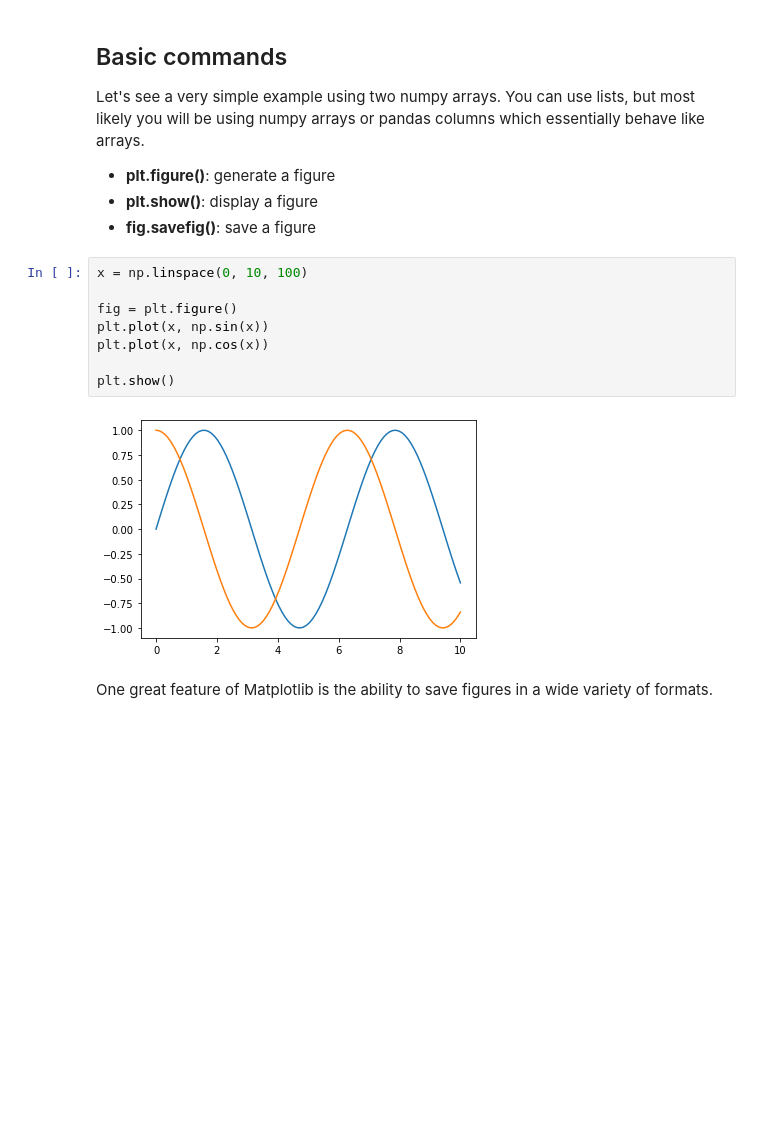
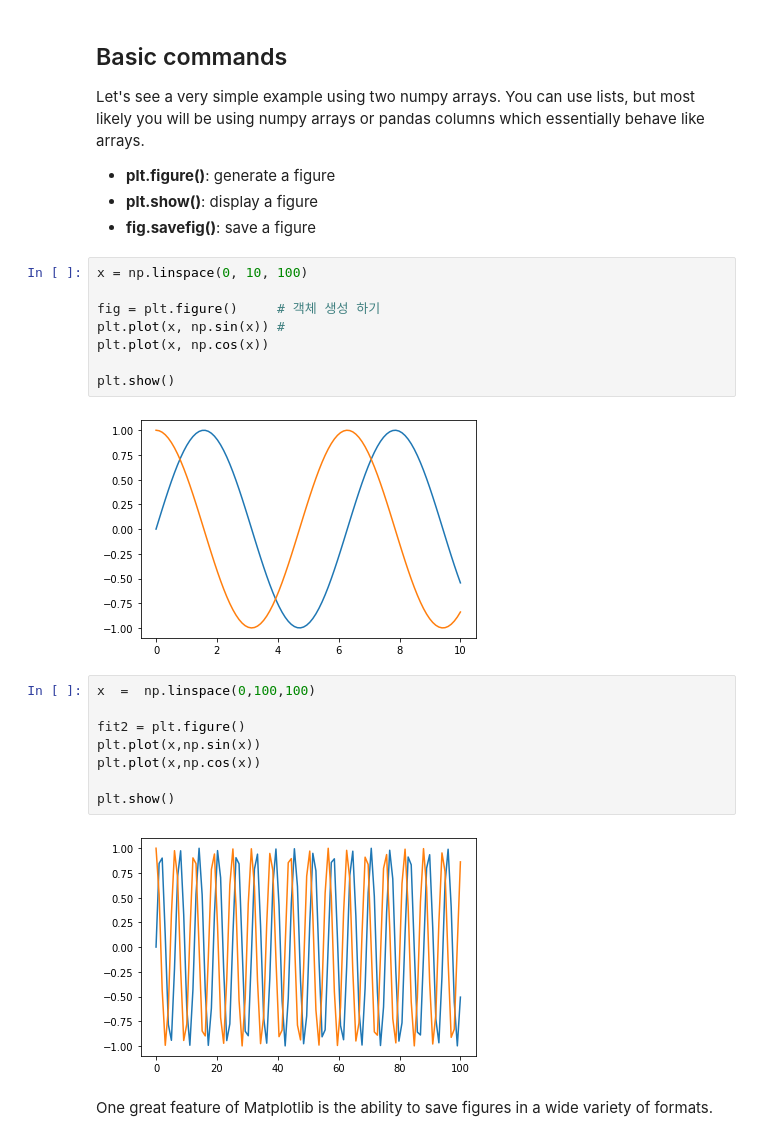
Before and after one commit to 2016112546/4-1_-, a Jupyter notebook: 9주차_matplotlib/DSC4001_Exercise_09.ipynb, the cells around one changed output. Drawn from its saved outputs; the diff is of its cells as text; blank space fills up the shorter version.

```diff
--- a/9주차_matplotlib/DSC4001_Exercise_09.ipynb
+++ b/9주차_matplotlib/DSC4001_Exercise_09.ipynb
@@ -25,13 +25,23 @@ Let's see a very simple example using two numpy arrays. You can use lists, but m
 # %%
 x = np.linspace(0, 10, 100)
 
-fig = plt.figure()
-plt.plot(x, np.sin(x))
+fig = plt.figure()     # 객체 생성 하기
+plt.plot(x, np.sin(x)) #
 plt.plot(x, np.cos(x))
 
 plt.show()
 # %% [output]
 [figure]
+# %%
+x  =  np.linspace(0,100,100)
+
+fit2 = plt.figure()
+plt.plot(x,np.sin(x))
+plt.plot(x,np.cos(x))
+
+plt.show()
+# %% [output]
+[figure, added]
 # %% [markdown]
 
 
```
Also changed, not shown: parts of 14 cells of this notebook, 1 other file.
